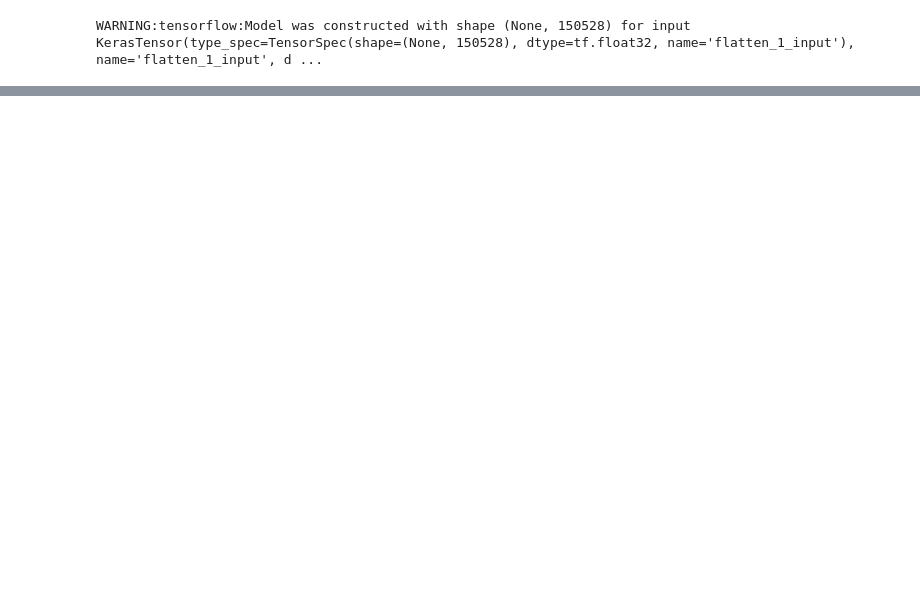
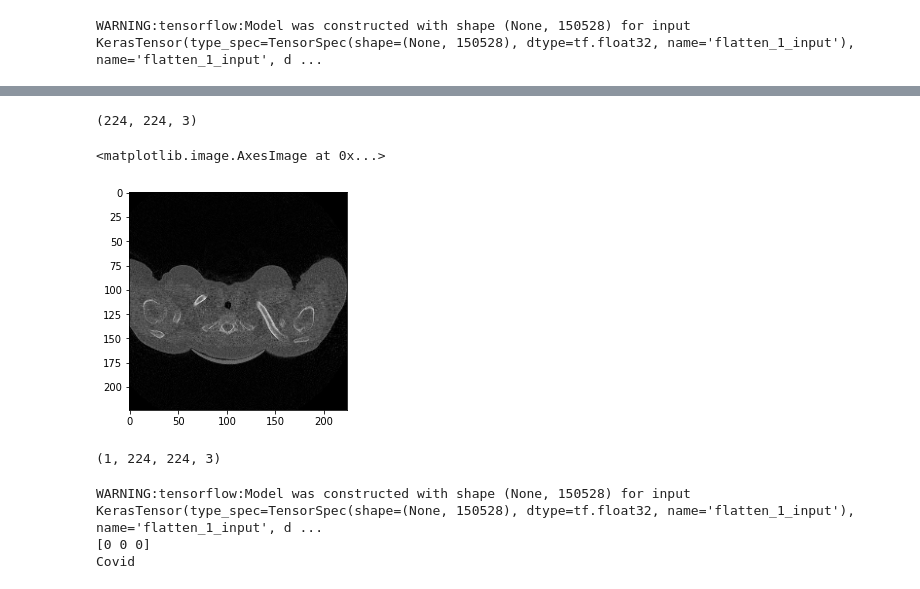
Before and after one commit to rfadhila07/COVID-19-CLASSIFICATION, a Jupyter notebook: CLAHEOnly_Adamax_0.01.ipynb, the cells around one changed output, grey strips where cells are left out. Cells and saved outputs as stored; diff of their text form; code cells hidden in the pictures; blank space fills up the shorter version.

```diff
--- a/CLAHEOnly_Adamax_0.01.ipynb
+++ b/CLAHEOnly_Adamax_0.01.ipynb
@@ -421,0 +434,30 @@ disp.plot(cmap=plt.cm.Blues)
+# %%
+width = 224
+height = 224
+dsize = (width, height)
+image_testing = cv2.imread('/content/drive/MyDrive/Testing/Covid/covid2.tif', -1)
+image_testing = cv2.cvtColor(image_testing, cv2.COLOR_BGR2RGB)
+image_testing = cv2.resize(image_testing,dsize)
+image_testing = np.array(image_testing)
+image_testing.shape
+# %% [output]
+(224, 224, 3)
+# %%
+plt.imshow(image_testing)
+# %% [output]
+<matplotlib.image.AxesImage at 0x...>
+[figure, added]
+# %%
+image_testing = np.expand_dims(image_testing, axis=0)
+print(image_testing.shape)
+# %% [output]
+(1, 224, 224, 3)
+# %%
+output = model.predict(image_testing, 1)
+output = np.argmax(output,axis=0)
+print(output)
+print(encoder.classes_[output.argmax(axis=0)])
+# %% [output]
+WARNING:tensorflow:Model was constructed with shape (None, 150528) for input KerasTensor(type_spec=TensorSpec(shape=(None, 150528), dtype=tf.float32, name='flatten_1_input'), name='flatten_1_input', d ...
+[0 0 0]
+Covid
```
Also changed, not shown: parts of 10 cells of this notebook.
